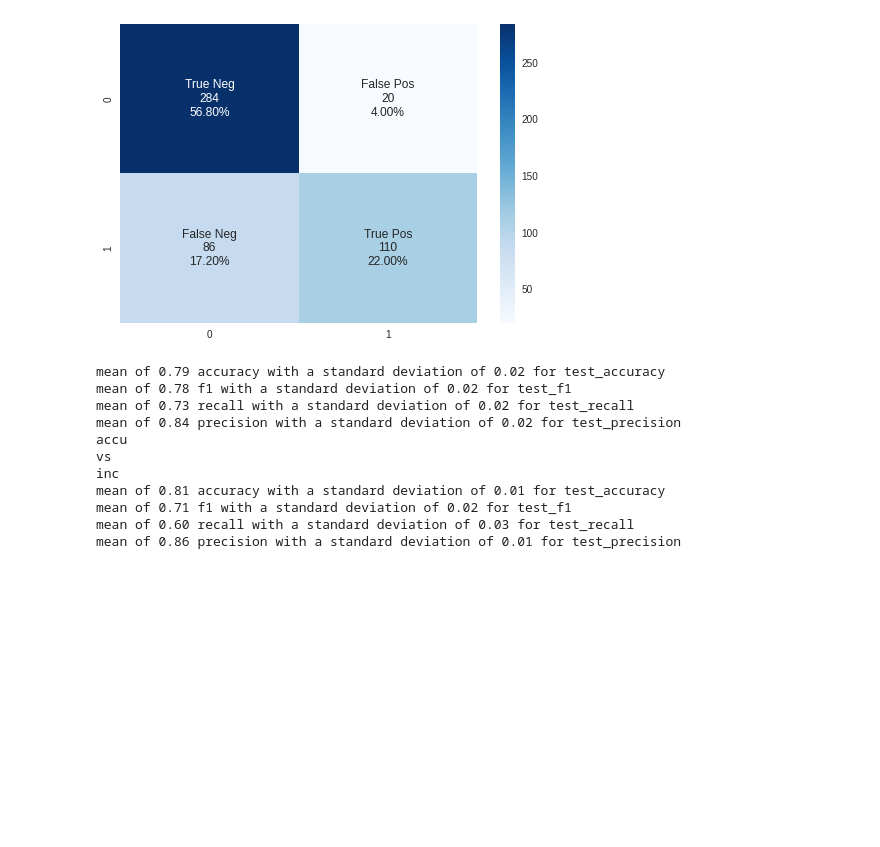
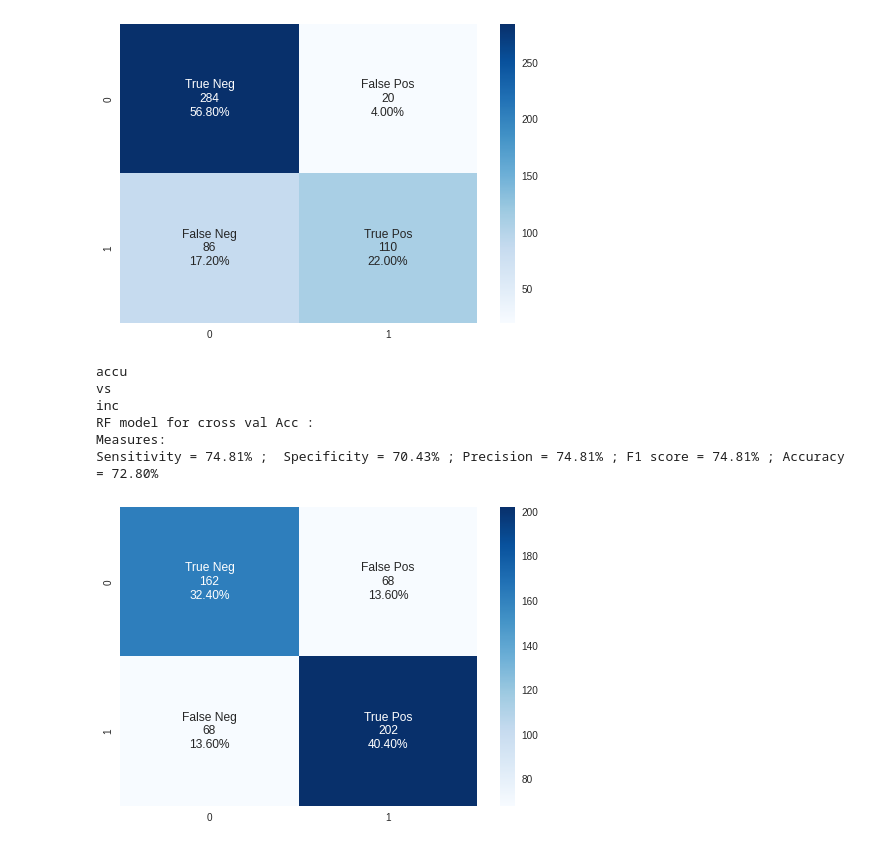
Before and after one commit to Emmalito/ML_BC2, a Jupyter notebook: src/modeling.ipynb, the cells around one changed output. Cells and saved outputs as stored; diff of their text form; code cells hidden in the pictures; blank space fills up the shorter version.

```diff
--- a/src/modeling.ipynb
+++ b/src/modeling.ipynb
@@ -36,8 +36,11 @@ X =  zscore(data) # scale data
 t_inc = dataset['IncomeInvestment'].values == 1
 t_acc = dataset['AccumulationInvestment'].values == 1
 
+
 #Create the subsets
 from sklearn.model_selection import train_test_split
 
 #Train = 70 % ; Test = 15 % ; Validation = 15 %
-X_train, X_test, Inc_train, Inc_test, Acc_train, Acc_test = train_test_split(X, t_inc, t_acc, test_size=0.1, shuffle=True, random_state=0) #Test and Train sets
+indices = np.arange(np.shape(dataset)[0])
+
+X_train, X_test, Inc_train, Inc_test, Acc_train, Acc_test, indices_train, indices_test = train_test_split(X, t_inc, t_acc, indices, test_size=0.1, shuffle=True, random_state=0) #Test and Train sets
@@ -183,7 +188,7 @@ Sensitivity = 56.12% ;  Specificity = 93.42% ; Precision = 84.62% ; F1 score = 6
 #cross validation
 #Random Forest>>>
 from sklearn.model_selection import cross_validate
-def cross_validation(model, train, target):
+def cross_validation(model, train, target, cond):
 
 
     metrics = ['accuracy', 'f1', 'recall', 'precision']
@@ -196,22 +201,28 @@ def cross_validation(model, train, target):
         evaluate = scores[tests[metric]]
         #print(evaluate)
         print("mean of %0.2f %s with a standard deviation of %0.2f for %s " % (evaluate.mean(),metrics[metric], evaluate.std(), tests[metric]))
-# %%
-rfacctest = RF()
-rfinctest = RF()
-
-cross_validation(rfacctest, X_train, Acc_train)
-print("accu \nvs \ninc ")
-cross_validation(rfinctest, X_train, Inc_train)
-# %% [output]
-mean of 0.79 accuracy with a standard deviation of 0.02 for test_accuracy
-mean of 0.78 f1 with a standard deviation of 0.02 for test_f1
-mean of 0.73 recall with a standard deviation of 0.02 for test_recall
-mean of 0.84 precision with a standard deviation of 0.02 for test_precision
-accu
-vs
-inc
-mean of 0.81 accuracy with a standard deviation of 0.01 for test_accuracy
-mean of 0.71 f1 with a standard deviation of 0.02 for test_f1
-mean of 0.60 recall with a standard deviation of 0.03 for test_recall
-mean of 0.86 precision with a standard deviation of 0.01 for test_precision
+# %%
+from sklearn.model_selection import cross_val_predict
+
+def prediction_CV(model, train, target, description):
+    if description :
+        cross_validation(model, train, target)
+    return cross_val_predict(model, train, target)
+# %%
+rfacctest = RF()
+rfinctest = RF()
+
+predAcc = prediction_CV(rfacctest, X_test, Acc_test, False)
+print("accu \nvs \ninc ")
+predInc = prediction_CV(rfinctest, X_test, Inc_test, False)
+
+print("RF model for cross val Acc : ")
+confusionMat(predAcc,0, plot=True)
+# %% [output]
+accu
+vs
+inc
+RF model for cross val Acc :
+Measures:
+Sensitivity = 74.81% ;  Specificity = 70.43% ; Precision = 74.81% ; F1 score = 74.81% ; Accuracy = 72.80%
+[figure, added]
```
Also changed, not shown: parts of 4 cells of this notebook.
